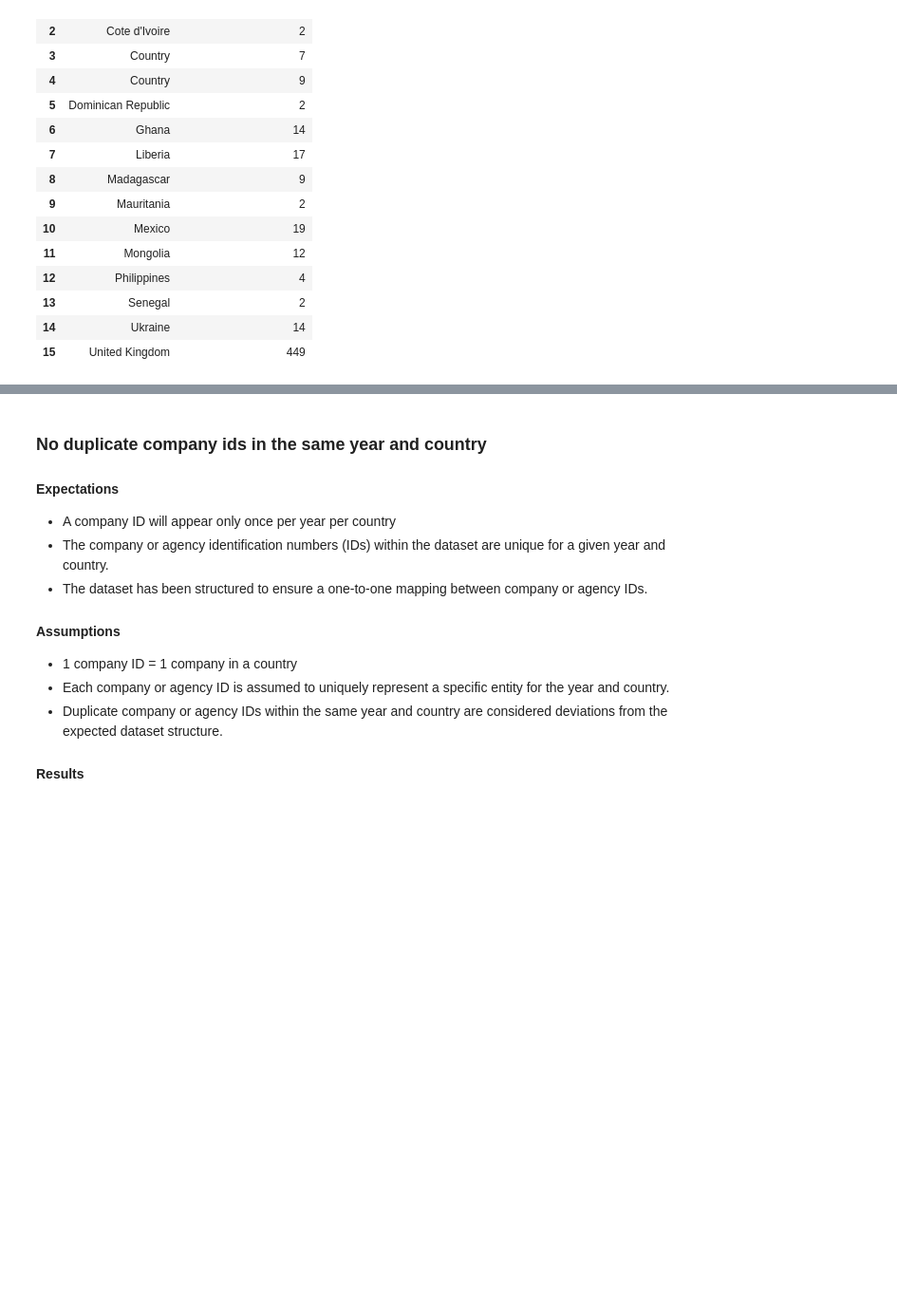
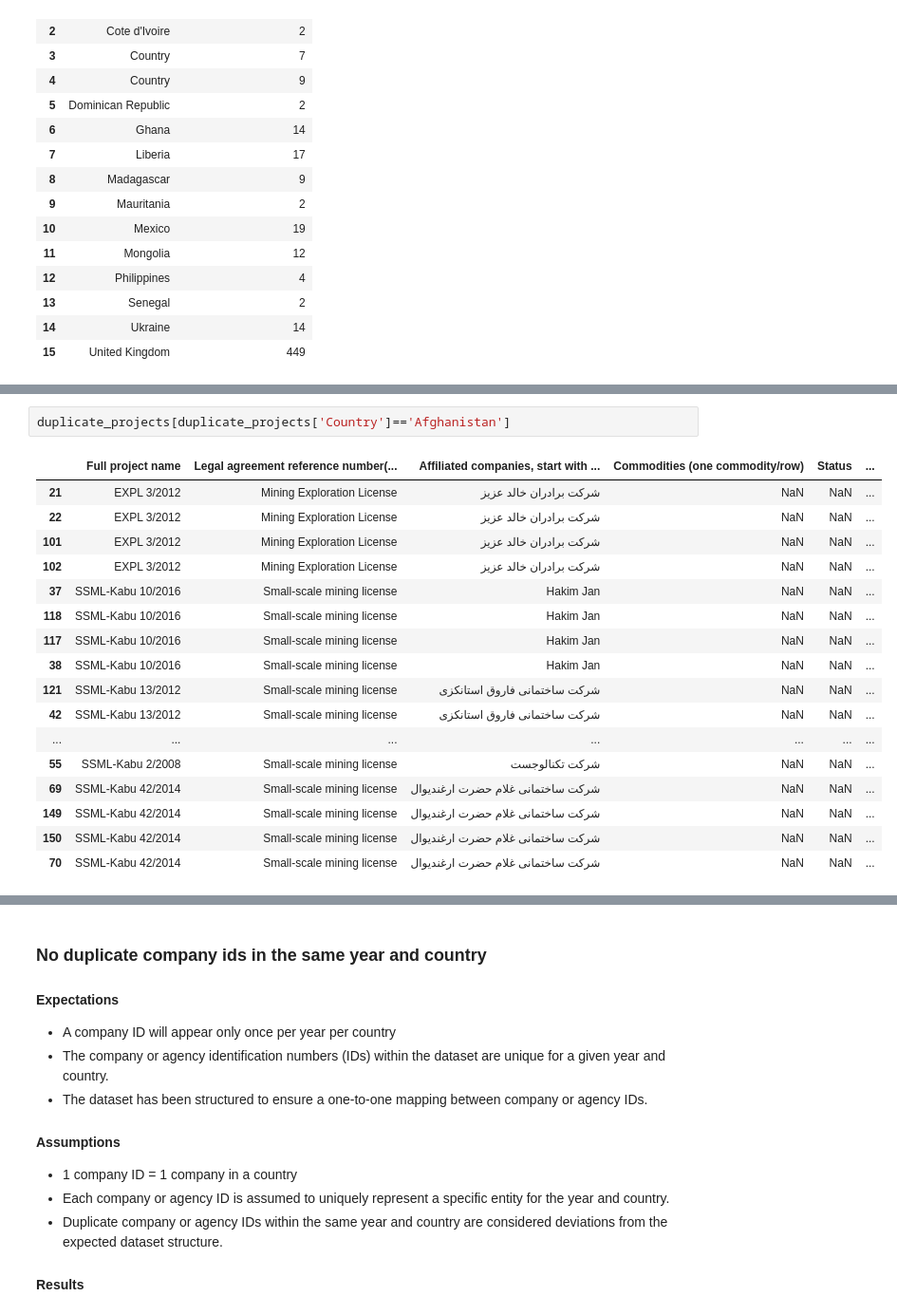
Before and after one commit to civicliteracies/EITI_SDT_data_verification_and_validation, a Jupyter notebook: Verification and Validation.ipynb, the cells around one changed output, grey strips where cells are left out. Shown at 95% size. Cells and saved outputs as stored; diff of their text form; blank space fills up the shorter version.

```diff
--- a/Verification and Validation.ipynb
+++ b/Verification and Validation.ipynb
@@ -472,3 +527,23 @@ df_part_3c[df_part_3c['Full project name'] == 'CIRQUE ENERGY (UK) LIMITED (03080
 |  | Full project name | Legal agreement reference number(... | Affiliated companies, start with ... | Commodities (one commodity/row) | Status | ... |
 | 6001 | CIRQUE ENERGY (UK) LIMITED (03080... | PEDL324 | CIRQUE ENERGY (UK) LIMITED (03080... | Not available | Not applicable | ... |
 | 6008 | CIRQUE ENERGY (UK) LIMITED (03080... | PEDL348 | CIRQUE ENERGY (UK) LIMITED (03080... | Not available | Not applicable | ... |
+# %%
+duplicate_projects[duplicate_projects['Country']=='Afghanistan']
+# %% [output]
+|  | Full project name | Legal agreement reference number(... | Affiliated companies, start with ... | Commodities (one commodity/row) | Status | ... |
+| 21 | EXPL 3/2012 | Mining Exploration License | شرکت برادران خالد عزیز | NaN | NaN | ... |
+| 22 | EXPL 3/2012 | Mining Exploration License | شرکت برادران خالد عزیز | NaN | NaN | ... |
+| 101 | EXPL 3/2012 | Mining Exploration License | شرکت برادران خالد عزیز | NaN | NaN | ... |
+| 102 | EXPL 3/2012 | Mining Exploration License | شرکت برادران خالد عزیز | NaN | NaN | ... |
+| 37 | SSML-Kabu 10/2016 | Small-scale mining license | Hakim Jan | NaN | NaN | ... |
+| 118 | SSML-Kabu 10/2016 | Small-scale mining license | Hakim Jan | NaN | NaN | ... |
+| 117 | SSML-Kabu 10/2016 | Small-scale mining license | Hakim Jan | NaN | NaN | ... |
+| 38 | SSML-Kabu 10/2016 | Small-scale mining license | Hakim Jan | NaN | NaN | ... |
+| 121 | SSML-Kabu 13/2012 | Small-scale mining license | شرکت ساختمانی فاروق استانکزی | NaN | NaN | ... |
+| 42 | SSML-Kabu 13/2012 | Small-scale mining license | شرکت ساختمانی فاروق استانکزی | NaN | NaN | ... |
+| ... | ... | ... | ... | ... | ... | ... |
+| 55 | SSML-Kabu 2/2008 | Small-scale mining license | شرکت تکنالوجست | NaN | NaN | ... |
+| 69 | SSML-Kabu 42/2014 | Small-scale mining license | شرکت ساختمانی غلام حضرت ارغندیوال | NaN | NaN | ... |
+| 149 | SSML-Kabu 42/2014 | Small-scale mining license | شرکت ساختمانی غلام حضرت ارغندیوال | NaN | NaN | ... |
+| 150 | SSML-Kabu 42/2014 | Small-scale mining license | شرکت ساختمانی غلام حضرت ارغندیوال | NaN | NaN | ... |
+| 70 | SSML-Kabu 42/2014 | Small-scale mining license | شرکت ساختمانی غلام حضرت ارغندیوال | NaN | NaN | ... |
```
Also changed, not shown: parts of 11 cells of this notebook, 3 other files.
